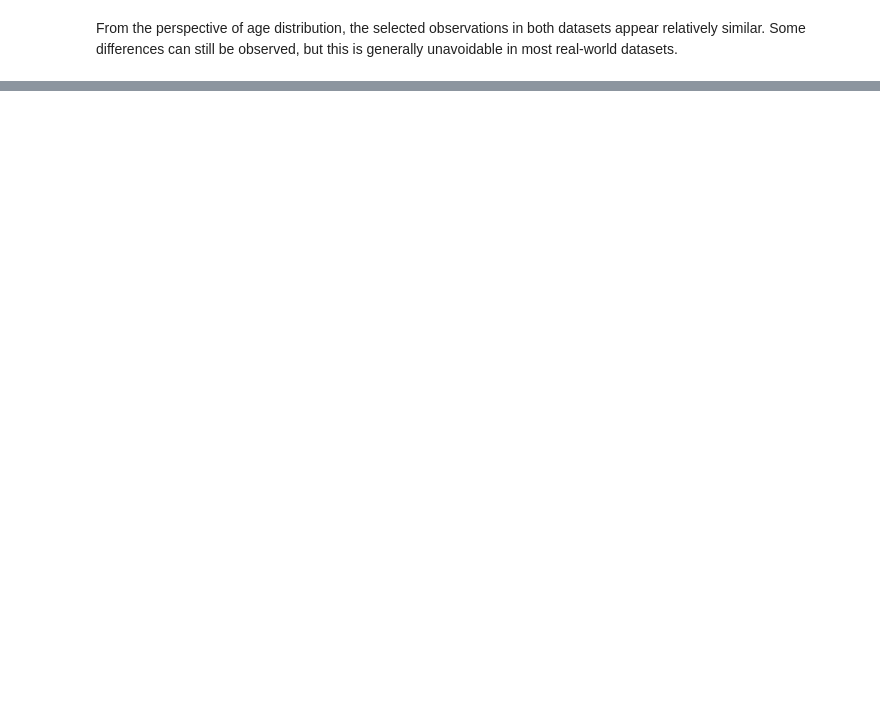
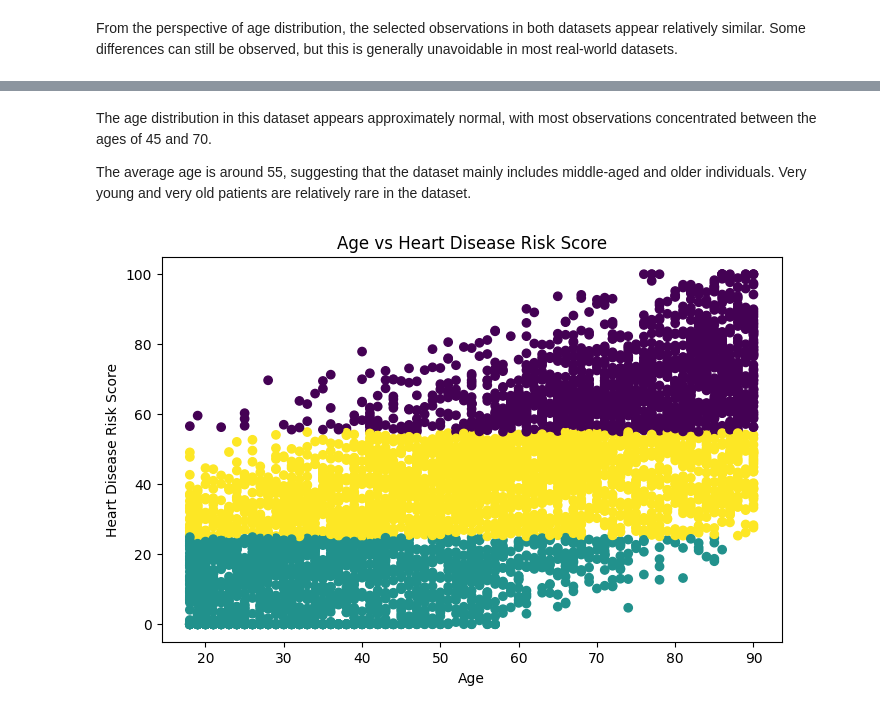
Before and after one commit to plamensve/ds_retake_exam_2026, a Jupyter notebook: notebooks/01_overview.ipynb, the cells around one changed output, grey strips where cells are left out. Cells and saved outputs as stored; diff of their text form; code cells hidden in the pictures; blank space fills up the shorter version.

```diff
--- a/notebooks/01_overview.ipynb
+++ b/notebooks/01_overview.ipynb
@@ -189,0 +272,30 @@ From the perspective of age distribution, the selected observations in both data
+# %% [markdown]
+The age distribution in this dataset appears approximately normal, with most observations concentrated between the ages of 45 and 70.
+
+The average age is around 55, suggesting that the dataset mainly includes middle-aged and older individuals. Very young and very old patients are relatively rare in the dataset.
+# %%
+# Scatter plot showing the relationship between age
+# and heart disease risk score.
+
+# Each point represents a single patient.
+
+# The colors indicate the patient's risk category
+# (Low, Medium, High).
+
+# This visualization helps identify whether
+# older patients tend to have higher cardiovascular risk.
+plt.figure(figsize=(8,5))
+
+plt.scatter(
+    cardiovascular_risk_dataset['age'],
+    cardiovascular_risk_dataset['heart_disease_risk_score'],
+    c=cardiovascular_risk_dataset['risk_category'].astype('category').cat.codes
+)
+
+plt.xlabel('Age')
+plt.ylabel('Heart Disease Risk Score')
+plt.title('Age vs Heart Disease Risk Score')
+
+plt.show()
+# %% [output]
+[figure, added]
```
Also changed, not shown: parts of 13 cells of this notebook.
